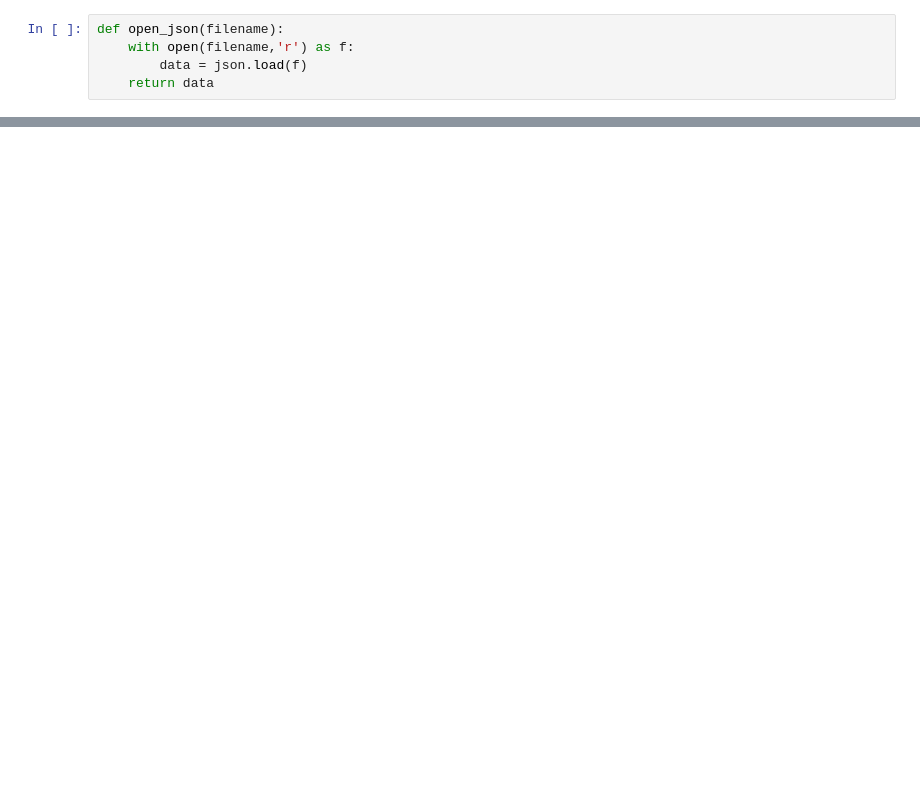
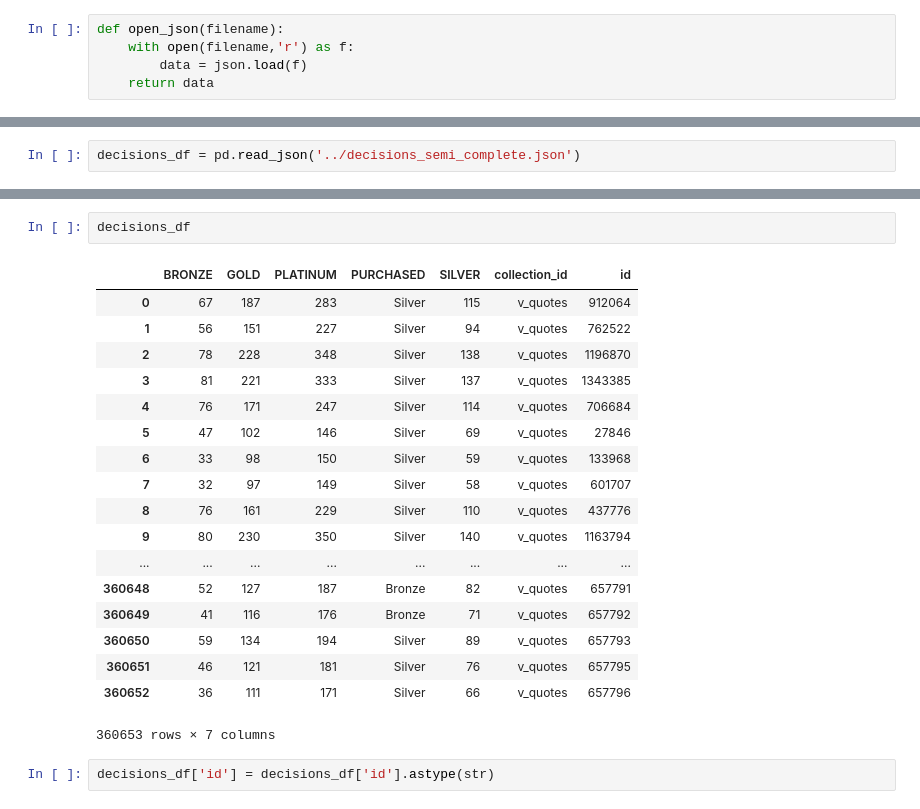
Before and after one commit to Youdongz/vitech, a Jupyter notebook: Combine and Transform data .ipynb, the cells around one changed output, grey strips where cells are left out. Drawn from its saved outputs; the diff is of its cells as text; blank space fills up the shorter version.

```diff
--- a/Combine and Transform data .ipynb
+++ b/Combine and Transform data .ipynb
@@ -54,0 +94,2 @@ for user in basic_data:
+# %%
+decisions_df = pd.read_json('../decisions_semi_complete.json')
@@ -54,0 +108,23 @@ for user in basic_data:
+# %%
+decisions_df
+# %% [output]
+|  | BRONZE | GOLD | PLATINUM | PURCHASED | SILVER | collection_id | id |
+| 0 | 67 | 187 | 283 | Silver | 115 | v_quotes | 912064 |
+| 1 | 56 | 151 | 227 | Silver | 94 | v_quotes | 762522 |
+| 2 | 78 | 228 | 348 | Silver | 138 | v_quotes | 1196870 |
+| 3 | 81 | 221 | 333 | Silver | 137 | v_quotes | 1343385 |
+| 4 | 76 | 171 | 247 | Silver | 114 | v_quotes | 706684 |
+| 5 | 47 | 102 | 146 | Silver | 69 | v_quotes | 27846 |
+| 6 | 33 | 98 | 150 | Silver | 59 | v_quotes | 133968 |
+| 7 | 32 | 97 | 149 | Silver | 58 | v_quotes | 601707 |
+| 8 | 76 | 161 | 229 | Silver | 110 | v_quotes | 437776 |
+| 9 | 80 | 230 | 350 | Silver | 140 | v_quotes | 1163794 |
+| ... | ... | ... | ... | ... | ... | ... | ... |
+| 360648 | 52 | 127 | 187 | Bronze | 82 | v_quotes | 657791 |
+| 360649 | 41 | 116 | 176 | Bronze | 71 | v_quotes | 657792 |
+| 360650 | 59 | 134 | 194 | Silver | 89 | v_quotes | 657793 |
+| 360651 | 46 | 121 | 181 | Silver | 76 | v_quotes | 657795 |
+| 360652 | 36 | 111 | 171 | Silver | 66 | v_quotes | 657796 |
+360653 rows × 7 columns
+# %%
+decisions_df['id'] = decisions_df['id'].astype(str)
```
Also changed, not shown: parts of 30 cells of this notebook, 1 other file.
